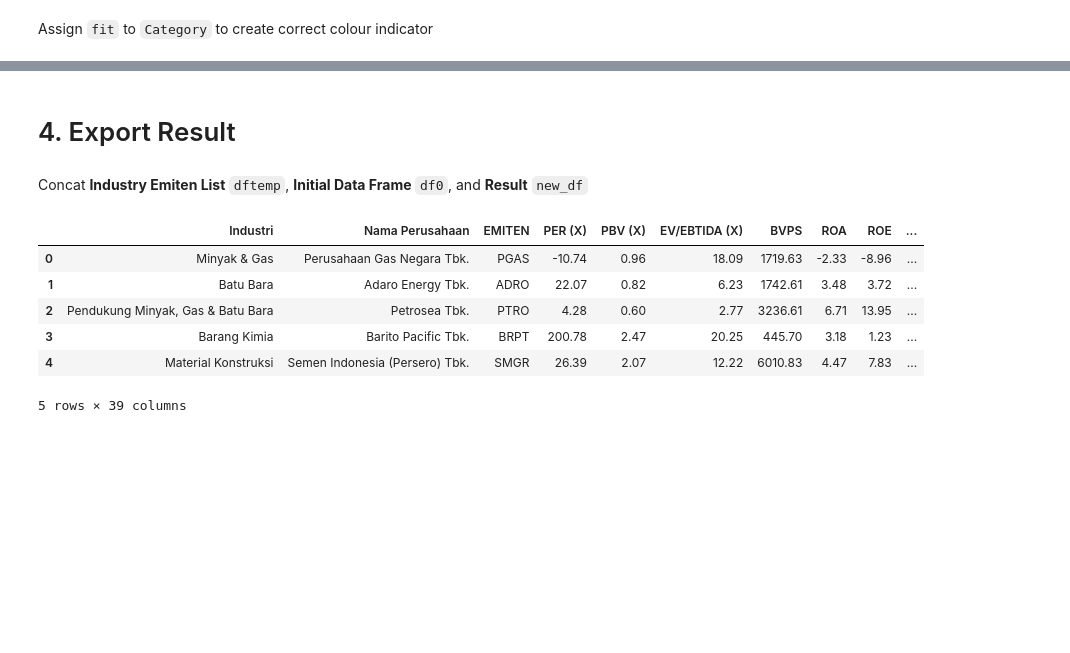
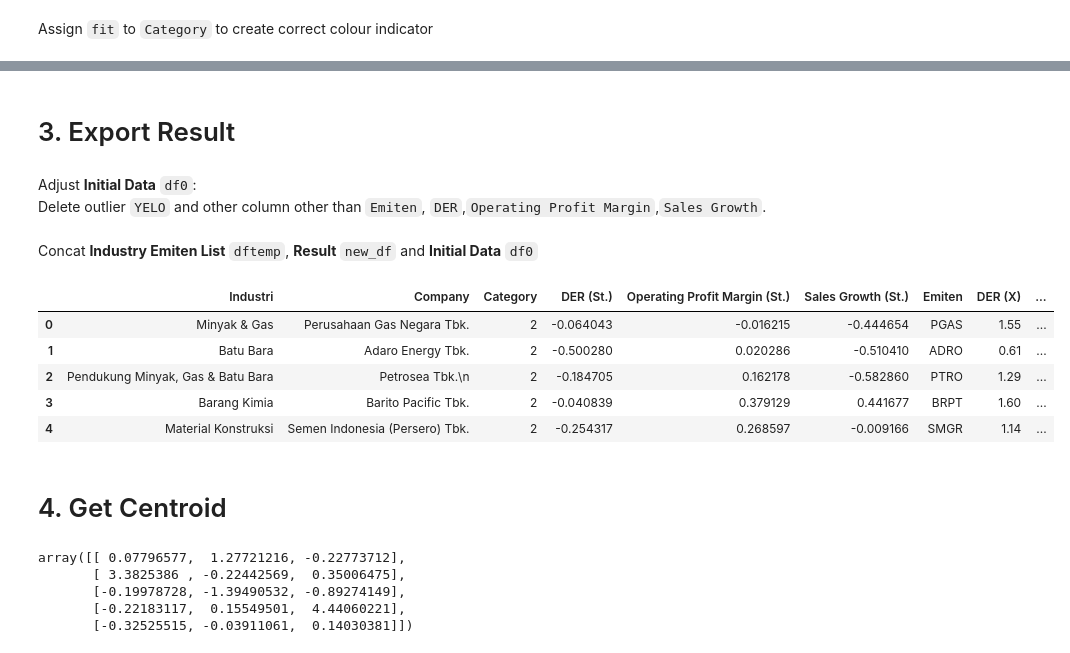
Before and after one commit to jheikal/Finance_DataScience-CLustering_Industries1, a Jupyter notebook: kmeans-3var.ipynb, the cells around one changed output, grey strips where cells are left out. Cells and saved outputs as stored; diff of their text form; code cells hidden in the pictures; blank space fills up the shorter version.

```diff
--- a/kmeans-3var.ipynb
+++ b/kmeans-3var.ipynb
@@ -142,5 +197,6 @@ new_df.head(5)
 # %%
 new_df.drop(["fit","target"], axis=1, inplace=True)
+new_df.columns = ['Category','DER (St.)','Operating Profit Margin (St.)', 'Sales Growth (St.)']
 new_df.info()
 # %% [output]
 <class 'pandas.core.frame.DataFrame'>
@@ -210,19 +275,67 @@ plt.show()
 # %% [markdown]
-# 4. Export Result
+# 3. Export Result
+# %% [markdown]
+Adjust <b>Initial Data</b> `df0`:<br>
+Delete outlier `YELO` and other column other than `Emiten`, `DER`,`Operating Profit Margin`,`Sales Growth`.
+# %%
+# drop these row indexes
+# from dataFrame
+index_names = df0[ df0['Emiten'] == 'YELO' ].index
+df0.drop(index_names, inplace = True)
+df0.reset_index(drop=True, inplace=True)
+df0.drop(["Category",
+         "PER (X)",
+          "PBV (X)",
+          "EV/EBTIDA (X)",
+          "BVPS",
+          "ROA",
+          "ROE",
+          "Operating Income Growth",
+          "Net Income Growth",
+          "Gross Profit Margin",
+          "Net Profit Margin",
+          "Total Sales",
+          "Gross Profit",
+          "Operating Profit",
+          "Income Before Tax",
+          "Net Income",
+          "Cash Equivalents",
+          "Current Assets",
+          "Fixed Assets",
+          "Total Assets",
+          "Current Liabilities",
+          "Long Term Debt",
+          "Minority Interest",
+          "Total Liabilities",
+          "Total Equity",
+          "EPS",
+          "Outstanding Shares",
+          "Cash From Operating Act",
+          "Cash From Investing Act",
+          "Cash From Financing Act"
+         ], axis=1, inplace=True)
 # %% [markdown]
-Concat <b>Industry Emiten List</b> `dftemp`, <b>Initial Data Frame</b> `df0`, and <b>Result</b> `new_df`
+Concat <b>Industry Emiten List</b> `dftemp`, <b>Result</b> `new_df` and <b>Initial Data</b> `df0`
 # %%
-df0.drop(["Category"], axis=1, inplace=True)
 dftemp = pd.read_excel('industry-emiten-list.xlsx')
-df = pd.concat([dftemp, df0, new_df], axis=1)
+df = pd.concat([dftemp, new_df, df0], axis=1)
 df.head(5)
 # %% [output]
-|  | Industri | Nama Perusahaan | EMITEN | PER (X) | PBV (X) | EV/EBTIDA (X) | BVPS | ROA | ROE | ... |
-| 0 | Minyak & Gas | Perusahaan Gas Negara Tbk. | PGAS | -10.74 | 0.96 | 18.09 | 1719.63 | -2.33 | -8.96 | ... |
-| 1 | Batu Bara | Adaro Energy Tbk. | ADRO | 22.07 | 0.82 | 6.23 | 1742.61 | 3.48 | 3.72 | ... |
-| 2 | Pendukung Minyak, Gas & Batu Bara | Petrosea Tbk. | PTRO | 4.28 | 0.60 | 2.77 | 3236.61 | 6.71 | 13.95 | ... |
-| 3 | Barang Kimia | Barito Pacific Tbk. | BRPT | 200.78 | 2.47 | 20.25 | 445.70 | 3.18 | 1.23 | ... |
-| 4 | Material Konstruksi | Semen Indonesia (Persero) Tbk. | SMGR | 26.39 | 2.07 | 12.22 | 6010.83 | 4.47 | 7.83 | ... |
+|  | Industri | Company | Category | DER (St.) | Operating Profit Margin (St.) | Sales Growth (St.) | Emiten | DER (X) | ... |
+| 0 | Minyak & Gas | Perusahaan Gas Negara Tbk. | 2 | -0.064043 | -0.016215 | -0.444654 | PGAS | 1.55 | ... |
+| 1 | Batu Bara | Adaro Energy Tbk. | 2 | -0.500280 | 0.020286 | -0.510410 | ADRO | 0.61 | ... |
+| 2 | Pendukung Minyak, Gas & Batu Bara | Petrosea Tbk.\n | 2 | -0.184705 | 0.162178 | -0.582860 | PTRO | 1.29 | ... |
+| 3 | Barang Kimia | Barito Pacific Tbk. | 2 | -0.040839 | 0.379129 | 0.441677 | BRPT | 1.60 | ... |
+| 4 | Material Konstruksi | Semen Indonesia (Persero) Tbk. | 2 | -0.254317 | 0.268597 | -0.009166 | SMGR | 1.14 | ... |
-5 rows × 39 columns
 # %%
 df.to_excel('result.xlsx', index = False)
+# %% [markdown]
+# 4. Get Centroid
+# %%
+kmeans.cluster_centers_
+# %% [output]
+array([[ 0.07796577,  1.27721216, -0.22773712],
+       [ 3.3825386 , -0.22442569,  0.35006475],
+       [-0.19978728, -1.39490532, -0.89274149],
+       [-0.22183117,  0.15549501,  4.44060221],
+       [-0.32525515, -0.03911061,  0.14030381]])
```
Also changed, not shown: parts of 30 cells of this notebook, 3 other files.
